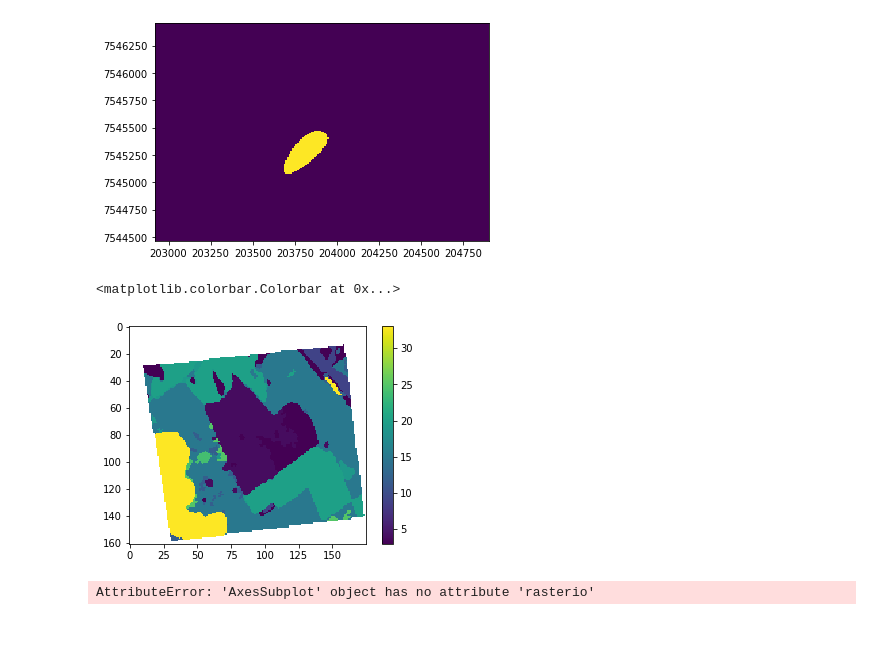
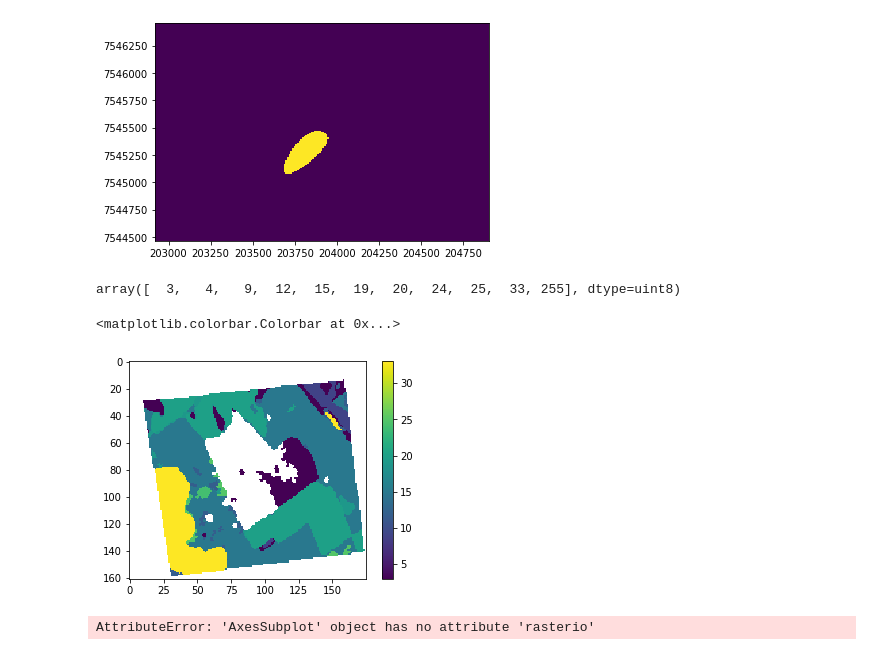
Before and after one commit to alexnaoki/EC-LHC, a Jupyter notebook: footprint/FFP_python_v1_4/teste_kljun_footprint.ipynb, the cells around one changed output. Cells and saved outputs as stored; diff of their text form; code cells hidden in the pictures.

```diff
--- a/footprint/FFP_python_v1_4/teste_kljun_footprint.ipynb
+++ b/footprint/FFP_python_v1_4/teste_kljun_footprint.ipynb
@@ -90,12 +72,16 @@ I = plt.imread(tif_file)
 # %%
 import rasterio
 import rasterio.plot
+# %%
+np.unique(I)
+# %% [output]
+array([  3,   4,   9,  12,  15,  19,  20,  24,  25,  33, 255], dtype=uint8)
 # %%
-plt.imshow(ma.masked_where(I==255,I))
+plt.imshow(ma.masked_where((I==4)|(I==255),I))
 plt.colorbar()
 # %% [output]
 <matplotlib.colorbar.Colorbar at 0x...>
-[figure, old version]
+[figure, new version]
 # %%
 with rasterio.open(tif_file) as src:
     fig, ax = plt.subplots()
```
Also changed, not shown: parts of 1 cell of this notebook, 2 other files.
